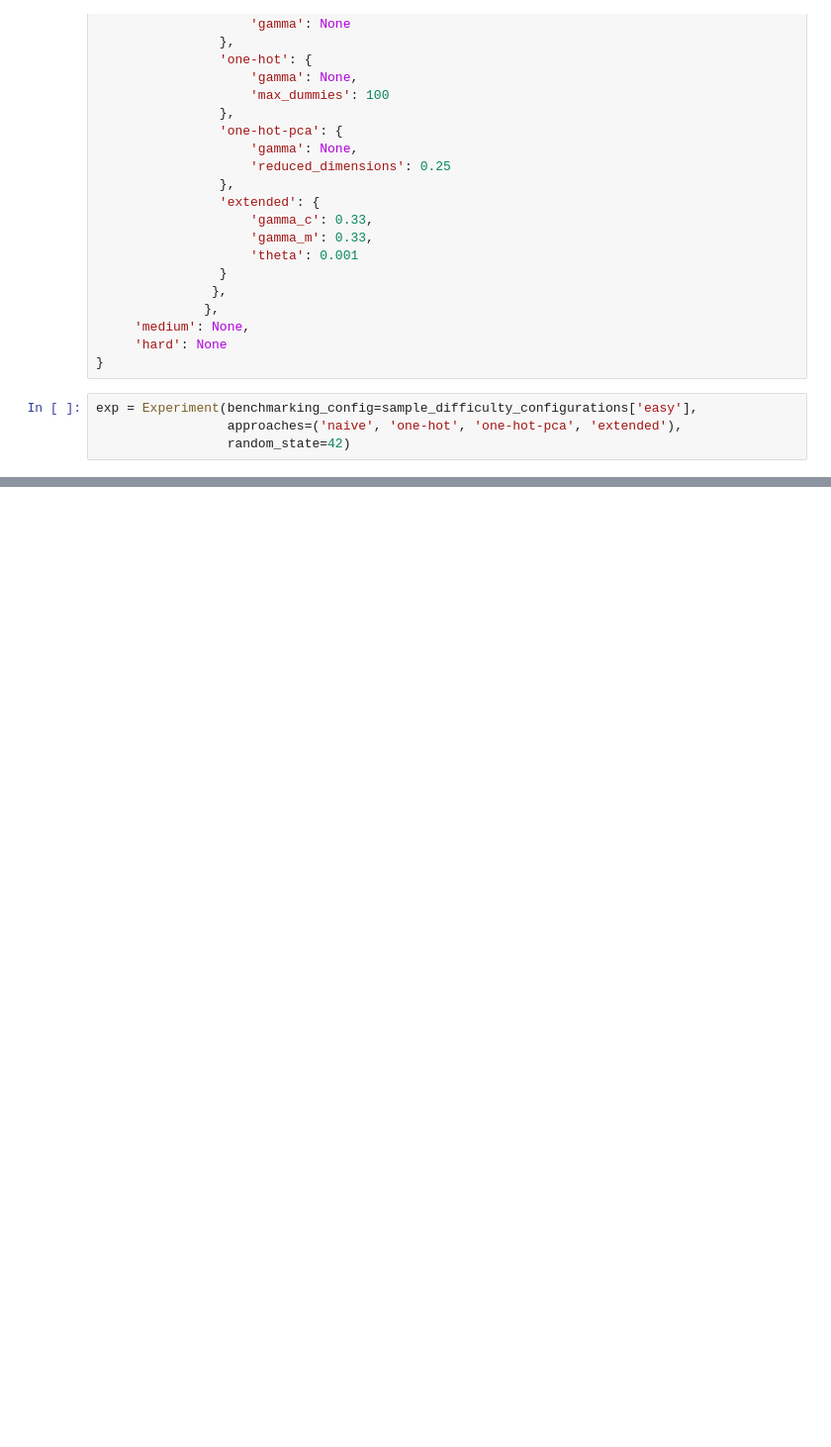
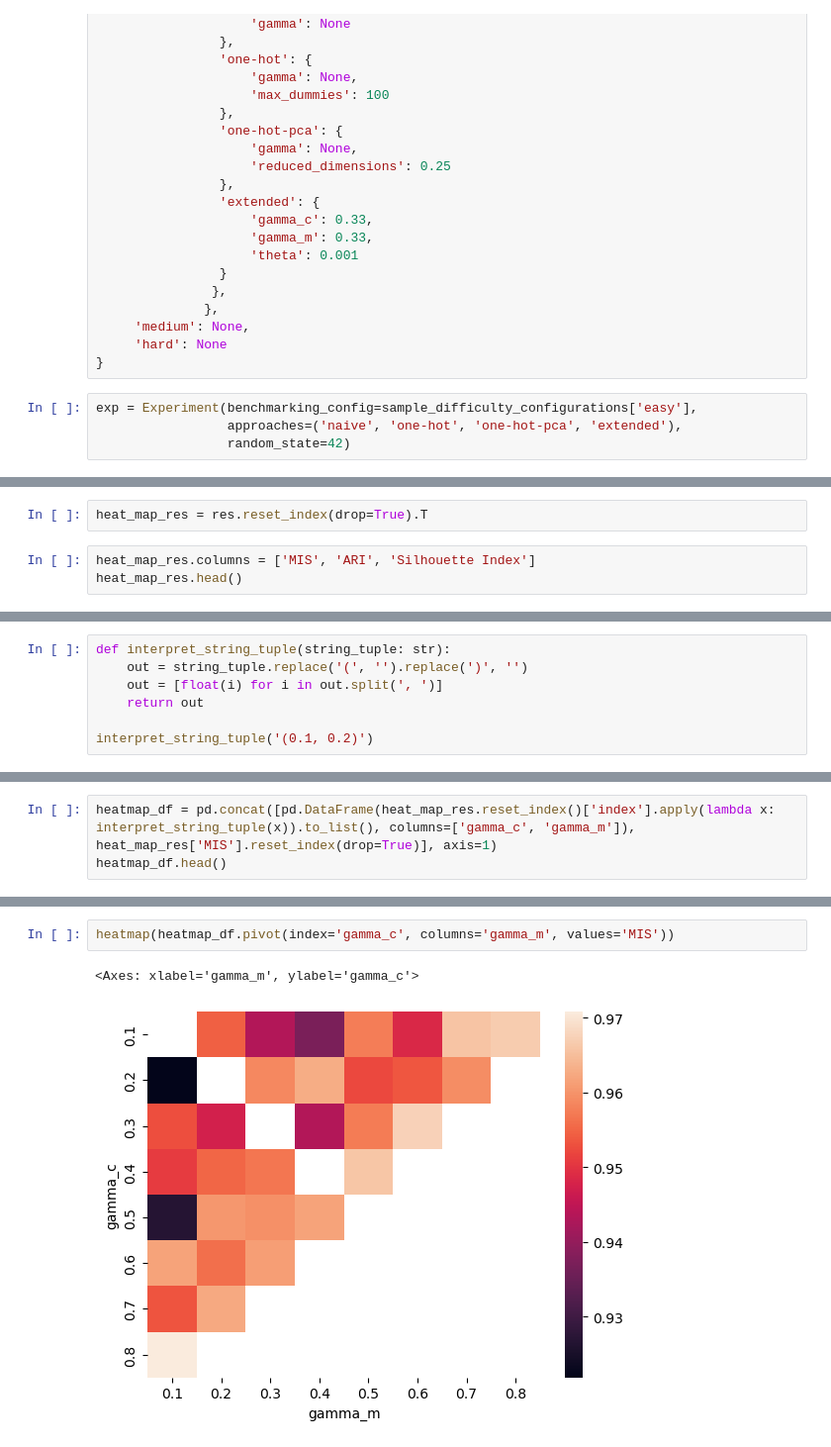
Before and after one commit to ManuelConcepcion/extended_kprototypes, a Jupyter notebook: extended_benchmark/benchmarking.ipynb, the cells around one changed output, grey strips where cells are left out. Shown: that part at 99% size. Saved outputs shown, nothing was run; the diff lists cells and outputs as text; blank space fills up the shorter version.

```diff
--- a/extended_benchmark/benchmarking.ipynb
+++ b/extended_benchmark/benchmarking.ipynb
@@ -77,0 +787,5 @@ exp.run_experiment()
+# %%
+heat_map_res = res.reset_index(drop=True).T
+# %%
+heat_map_res.columns = ['MIS', 'ARI', 'Silhouette Index']
+heat_map_res.head()
@@ -77,0 +801,7 @@ exp.run_experiment()
+# %%
+def interpret_string_tuple(string_tuple: str):
+    out = string_tuple.replace('(', '').replace(')', '')
+    out = [float(i) for i in out.split(', ')]
+    return out
+
+interpret_string_tuple('(0.1, 0.2)')
@@ -77,0 +810,3 @@ exp.run_experiment()
+# %%
+heatmap_df = pd.concat([pd.DataFrame(heat_map_res.reset_index()['index'].apply(lambda x: interpret_string_tuple(x)).to_list(), columns=['gamma_c', 'gamma_m']), heat_map_res['MIS'].reset_index(drop=True)], axis=1)
+heatmap_df.head()
@@ -77,0 +820,5 @@ exp.run_experiment()
+# %%
+heatmap(heatmap_df.pivot(index='gamma_c', columns='gamma_m', values='MIS'))
+# %% [output]
+<Axes: xlabel='gamma_m', ylabel='gamma_c'>
+[figure, added]
```
Also changed, not shown: parts of 54 cells of this notebook, 1 other file.
